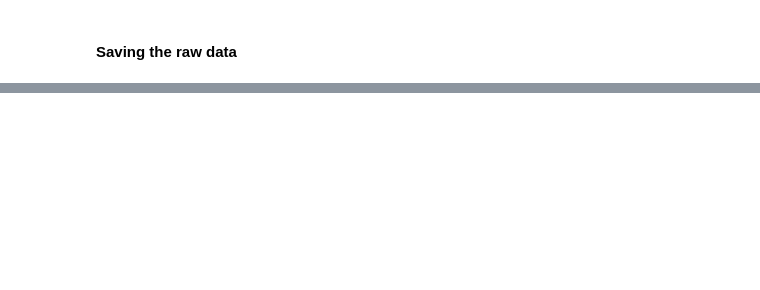
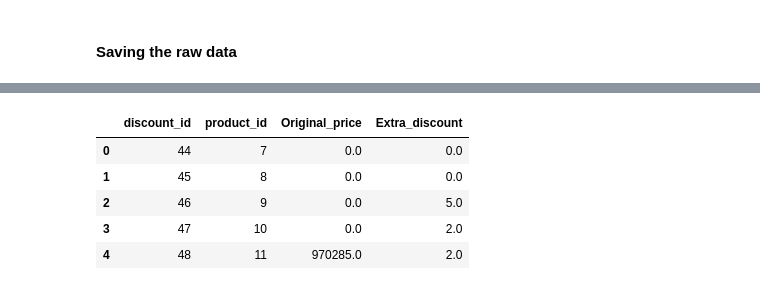
Before and after one commit to Nel-zi/Francine_store, a Jupyter notebook: Francine_store.ipynb, the cells around one changed output, grey strips where cells are left out. Cells and saved outputs as stored; diff of their text form; code cells hidden in the pictures; blank space fills up the shorter version.

```diff
--- a/Francine_store.ipynb
+++ b/Francine_store.ipynb
@@ -409,0 +438,29 @@ df.to_csv('Aliexpresslaptops.csv', index=False)
+# %%
+# Discount table
+discount_column = ['Original_price', 'Extra_discount']
+discounts_table = francine_df[discount_column].copy().drop_duplicates().reset_index(drop=True)
+
+# Adding the product_id from the products_table
+to_join_product_id = products_table['product_id'].copy().reset_index(drop=True)
+discounts_table['product_id'] = to_join_product_id
+
+# Creating a discounts id using a dedicated numbering system
+discounts_table['discount_id'] = range(44, len(discounts_table) + 44) # Sequential numbering starting at 44
+discounts_table = discounts_table[['discount_id', 'product_id', 'Original_price', 'Extra_discount']]
+
+# Removing currency symbols and commas then we convert to float
+discounts_table['Original_price'] = discounts_table['Original_price'].str.replace('NGN', '').str.replace(',', '').str.extract(r'(\d+)').fillna(0).astype(float)
+
+# extract discount percent value and coin percent value as integer
+discounts_table['Extra_discount'] = discounts_table['Extra_discount'].str.extract(r'(\d+)%').fillna(0).astype(float)
+
+
+
+discounts_table
+# %% [output]
+|  | discount_id | product_id | Original_price | Extra_discount |
+| 0 | 44 | 7 | 0.0 | 0.0 |
+| 1 | 45 | 8 | 0.0 | 0.0 |
+| 2 | 46 | 9 | 0.0 | 5.0 |
+| 3 | 47 | 10 | 0.0 | 2.0 |
+| 4 | 48 | 11 | 970285.0 | 2.0 |
```
Also changed, not shown: parts of 16 cells of this notebook, 6 other files.
